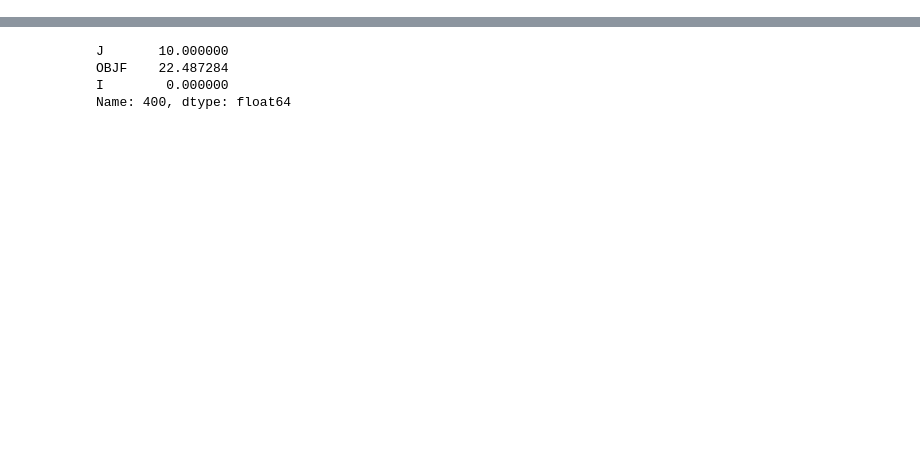
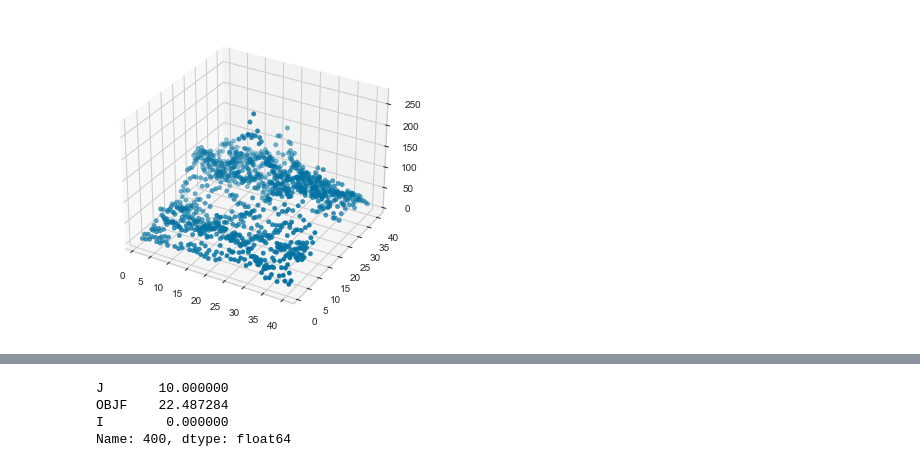
Before and after one commit to jeosol/ml_reviews, a Jupyter notebook: surrogate_models/surrogate_model.ipynb, the cells around one changed output, grey strips where cells are left out. Saved outputs shown, nothing was run; the diff lists cells and outputs as text; code cells hidden in the pictures; blank space fills up the shorter version.

```diff
--- a/surrogate_models/surrogate_model.ipynb
+++ b/surrogate_models/surrogate_model.ipynb
@@ -27,0 +73,5 @@ X_train, X_test, y_train, y_test = train_test_split(X, y, test_size=0.33, random
+# %%
+# plot the X_train and y_train data
+plot_data(X_train, y_train)
+# %% [output]
+[figure, added]
```
Also changed, not shown: parts of 18 cells of this notebook.
